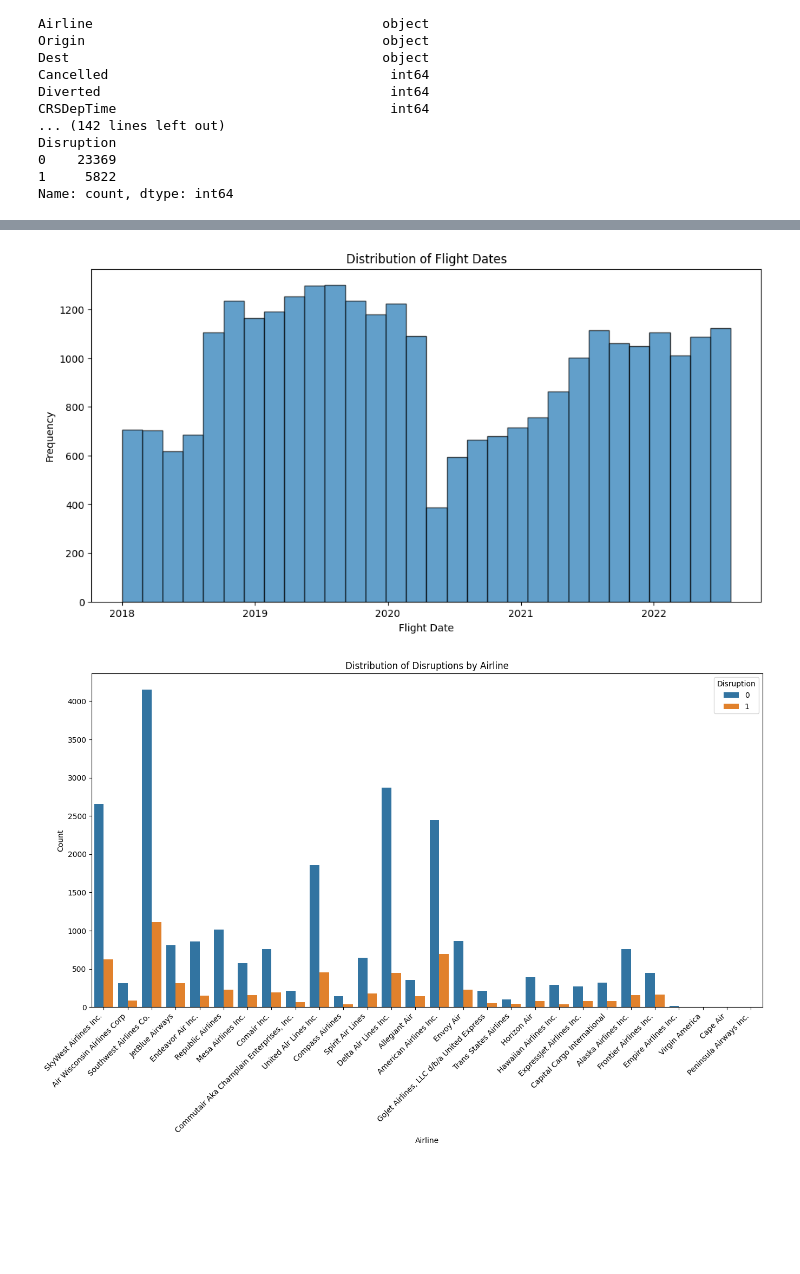
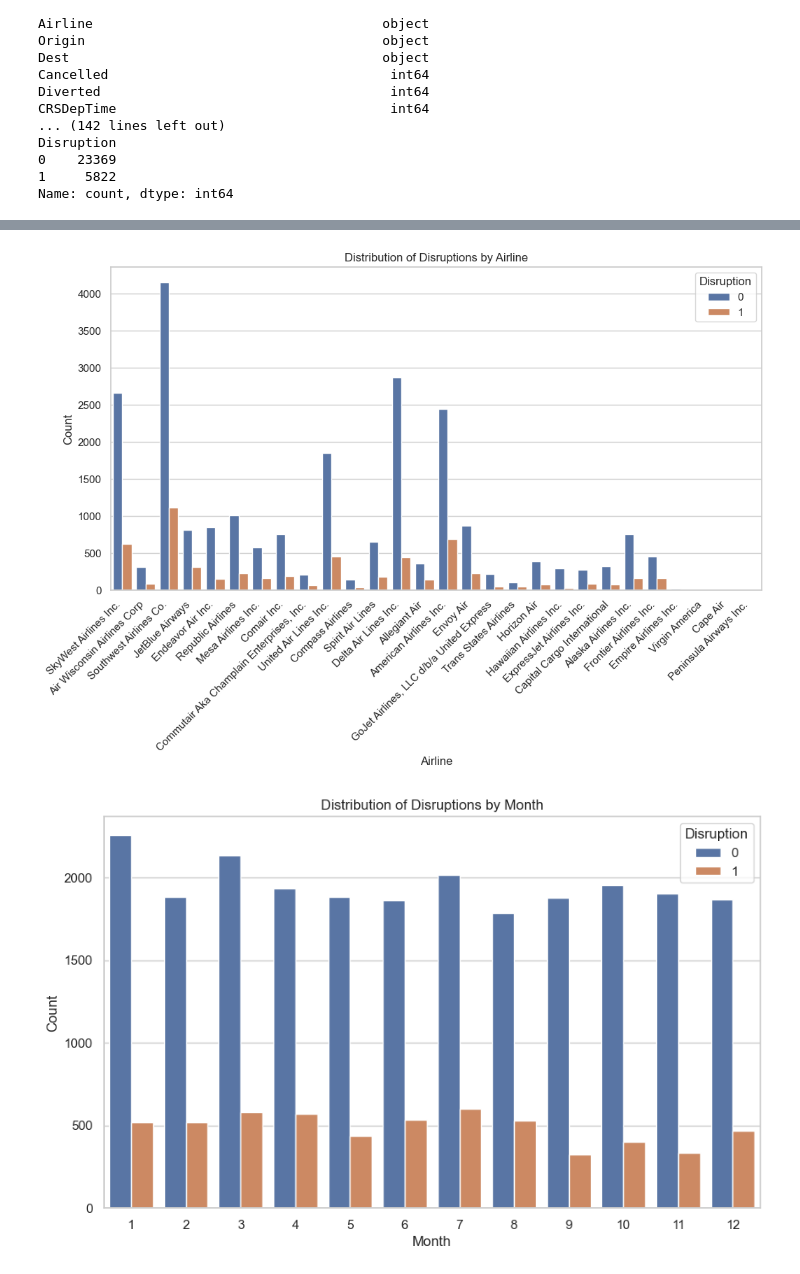
Before and after one commit to Profjay22/ML_AIRLINE, a Jupyter notebook: ID5059_PROJECT/flight_disruption_prediction.ipynb, the cells around one changed output, grey strips where cells are left out. Cells and saved outputs as stored; diff of their text form; code cells hidden in the pictures; blank space fills up the shorter version.

```diff
--- a/ID5059_PROJECT/flight_disruption_prediction.ipynb
+++ b/ID5059_PROJECT/flight_disruption_prediction.ipynb
@@ -91,0 +201,17 @@ preprocessor = ColumnTransformer(
+# %%
+# Set the style for the plots
+sns.set(style="whitegrid")
+
+# Plot distributions of the selected numerical attributes
+sns.histplot(data=X_selected, bins=20, kde=True)
+plt.title('Distributions of Selected Numerical Attributes')
+plt.xlabel('Attribute Value')
+plt.show()
+
+# Plot relationships between selected numerical attributes and the target variable (Disruption)
+for attribute in selected_attributes:
+    sns.boxplot(x=y_train, y=X_selected[attribute])
+    plt.title(f'{attribute} vs Disruption')
+    plt.xlabel('Disruption')
+    plt.ylabel(attribute)
+    plt.show()
@@ -92,44 +418,37 @@ preprocessor = ColumnTransformer(
 # %%
-# Section 4: Exploratory Data Analysis (EDA)
-# -----------------------------------------
-
-# Visualize the distribution of flight dates
+# Visualize the distribution of 'Airline' with respect to 'Disruption'
 plt.figure(figsize=(12, 6))
-plt.hist(pd.to_datetime(small_data['FlightDate']), bins=30, edgecolor='black', alpha=0.7)
-plt.title('Distribution of Flight Dates')
-plt.xlabel('Flight Date')
-plt.ylabel('Frequency')
-plt.show()
-
-# Analyzing Categorical Variables
-
-# Visualizing the distribution of 'Airline' with respect to 'Disruption'
-plt.figure(figsize=(16, 8))
-sns.countplot(x='Airline', hue='Disruption', data=small_data)
+sns.countplot(x='Airline', hue='Disruption', data=data)
 plt.title('Distribution of Disruptions by Airline')
 plt.xlabel('Airline')
 plt.ylabel('Count')
 plt.xticks(rotation=45, ha='right')
 plt.show()
 
-# Visualizing the distribution of 'Origin' with respect to 'Disruption'
-plt.figure(figsize=(16, 8))
-sns.countplot(x='Origin', hue='Disruption', data=small_data)
-plt.title('Distribution of Disruptions by Origin Airport')
-plt.xlabel('Origin Airport')
+# Visualize the distribution of disruptions over months
+plt.figure(figsize=(10, 6))
+sns.countplot(x='Month', hue='Disruption', data=data)
+plt.title('Distribution of Disruptions by Month')
+plt.xlabel('Month')
 plt.ylabel('Count')
-plt.xticks(rotation=45, ha='right')
 plt.show()
 
-# Correlation Analysis (for numeric variables)
-numeric_columns = small_data.select_dtypes(include=['number']).columns
-correlation_matrix = small_data[numeric_columns].corr()
+# Visualize the distribution of disruptions over distance
+plt.figure(figsize=(10, 6))
+sns.histplot(data=data, x='Distance', hue='Disruption', bins=30, kde=True)
+plt.title('Distribution of Disruptions by Distance')
+plt.xlabel('Distance')
+plt.ylabel('Count')
+plt.show()
 
-# Visualizing the correlation matrix
-plt.figure(figsize=(12, 8))
-sns.heatmap(correlation_matrix, annot=True, cmap='coolwarm', fmt='.2f')
+# Exclude non-numeric columns before visualizing the correlation matrix
+numeric_data = data.select_dtypes(include=['int64', 'float64'])
+
+# Visualize the correlation matrix for numerical attributes
+plt.figure(figsize=(12, 6))
+sns.heatmap(numeric_data.corr(), annot=True, cmap='coolwarm', fmt='.2f')
 plt.title('Correlation Matrix')
 plt.show()
 # %% [output]
-[figure, old version]
+[figure, new version]
-[figure, old version]
+[figure, new version]
```
Also changed, not shown: parts of 16 cells of this notebook.
